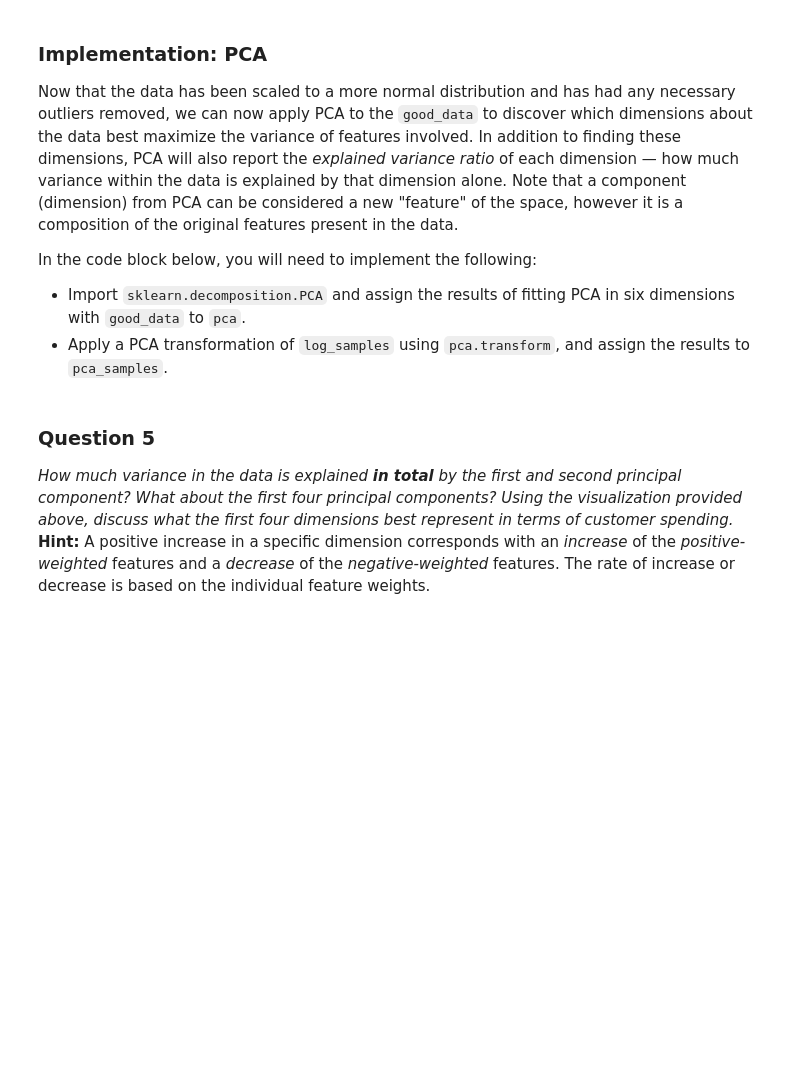
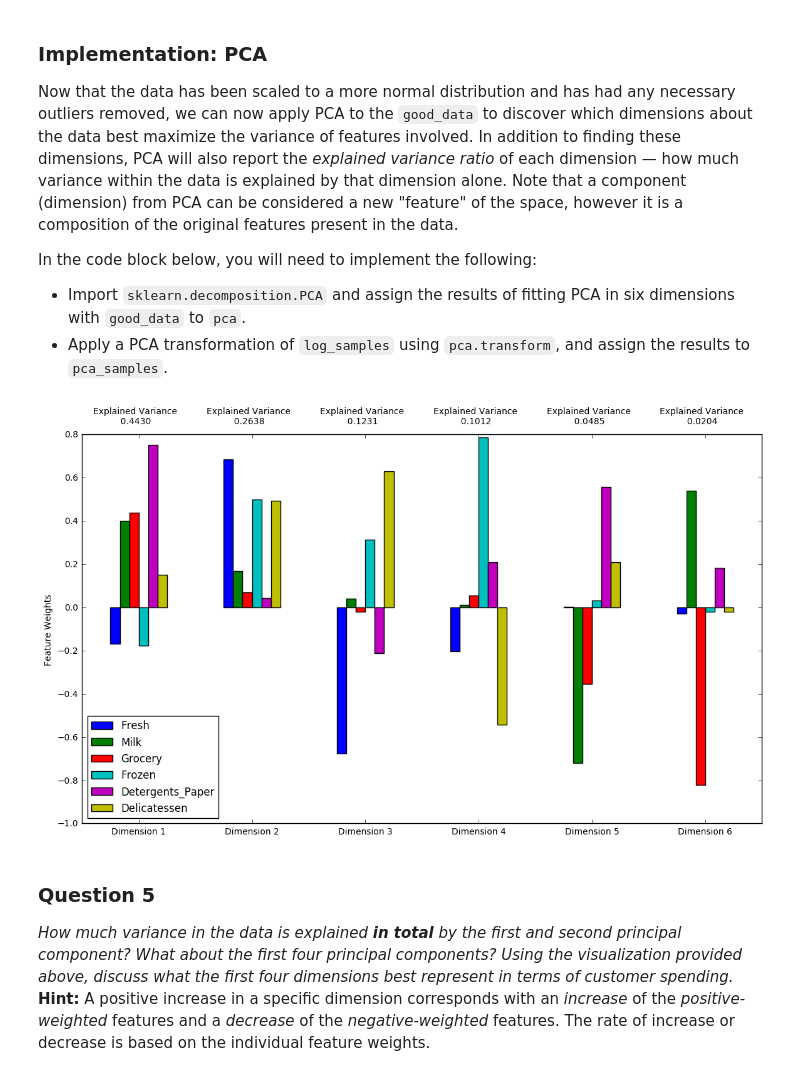
Before and after one commit to mspbannister/mlnd-p3-customer_segments, a Jupyter notebook: customer_segments.ipynb, the cells around one changed output. Saved outputs shown, nothing was run; the diff lists cells and outputs as text; code cells hidden in the pictures; blank space fills up the shorter version.

```diff
--- a/customer_segments.ipynb
+++ b/customer_segments.ipynb
@@ -293,14 +293,18 @@ In the code block below, you will need to implement the following:
  - Import `sklearn.decomposition.PCA` and assign the results of fitting PCA in six dimensions with `good_data` to `pca`.
  - Apply a PCA transformation of `log_samples` using `pca.transform`, and assign the results to `pca_samples`.
 # %%
+from sklearn.decomposition import PCA
+
 # TODO: Apply PCA by fitting the good data with the same number of dimensions as features
-pca = None
+pca = PCA(6).fit(good_data)
 
 # TODO: Transform log_samples using the PCA fit above
-pca_samples = None
+pca_samples = pca.transform(log_samples)
 
 # Generate PCA results plot
 pca_results = vs.pca_results(good_data, pca)
+# %% [output]
+[figure, added]
 # %% [markdown]
 ### Question 5
 *How much variance in the data is explained* ***in total*** *by the first and second principal component? What about the first four principal components? Using the visualization provided above, discuss what the first four dimensions best represent in terms of customer spending.*
```
Also changed, not shown: parts of 8 cells of this notebook.
